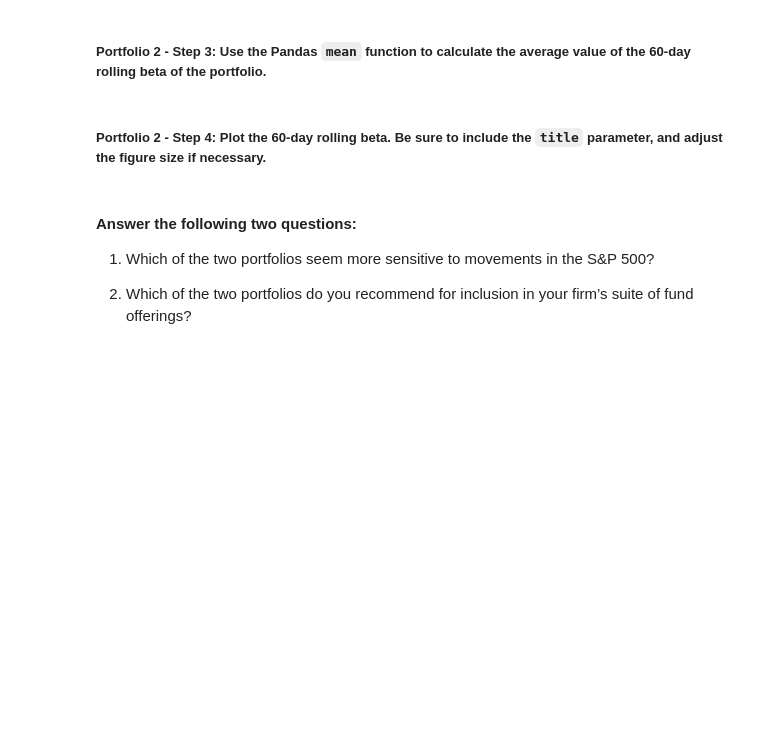
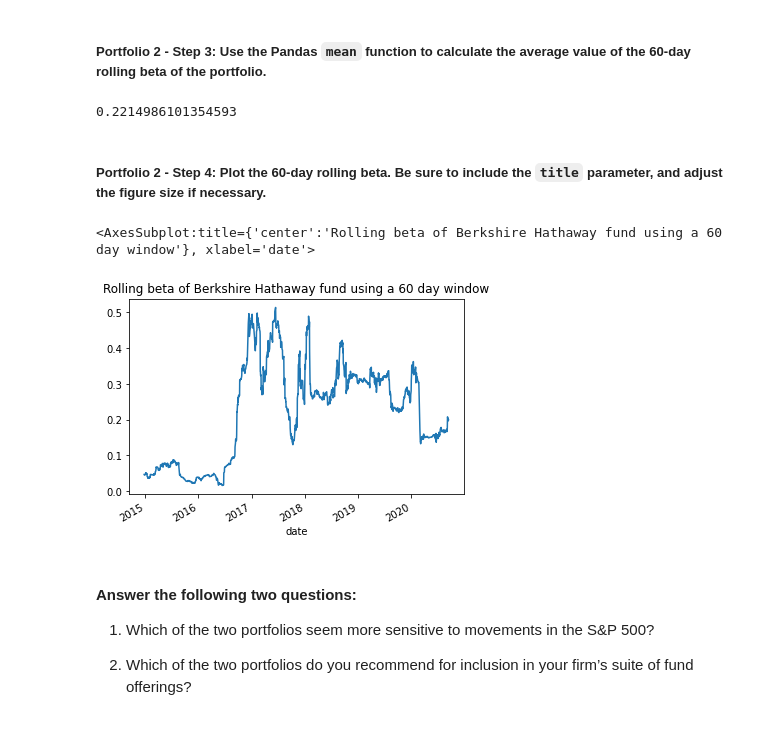
Before and after one commit to sjufan84/investment_strategy_evals-school-project-, a Jupyter notebook: risk_return_analysis.ipynb, the cells around one changed output. Drawn from its saved outputs; the diff is of its cells as text; code cells hidden in the pictures; blank space fills up the shorter version.

```diff
--- a/risk_return_analysis.ipynb
+++ b/risk_return_analysis.ipynb
@@ -389,4 +422,5 @@ Your analysis is nearing completion. Now, you need to evaluate how the portfolio
 # %%
 # Calculate the covariance using a 60-day rolling window
 # Review the last five rows of the covariance data
-# YOUR CODE HERE
+berkshire_covariance = daily_returns['BERKSHIRE HATHAWAY INC'].rolling(window = 60).cov(daily_returns['S&P 500'].rolling(window = 60))
+display(berkshire_covariance.tail())
@@ -395,4 +437,5 @@ Your analysis is nearing completion. Now, you need to evaluate how the portfolio
 # %%
 # Calculate the beta based on the 60-day rolling covariance compared to the market (S&P 500)
 # Review the last five rows of the beta information
-# YOUR CODE HERE
+berkshire_beta = berkshire_covariance / sp500_rolling_var
+display(berkshire_beta.tail())
@@ -400,13 +451,19 @@ Your analysis is nearing completion. Now, you need to evaluate how the portfolio
 ##### Portfolio 2 - Step 3: Use the Pandas `mean` function to calculate the average value of the 60-day rolling beta of the portfolio.
 # %%
 # Calculate the average of the 60-day rolling beta
-# YOUR CODE HERE
+berkshire_beta_mean = berkshire_beta.mean()
+print(berkshire_beta_mean)
+# %% [output]
+0.2214986101354593
 # %% [markdown]
 ##### Portfolio 2 - Step 4: Plot the 60-day rolling beta. Be sure to include the `title` parameter, and adjust the figure size if necessary.
 # %%
 # Plot the rolling beta
 # Include a title parameter and adjust the figure size
-# YOUR CODE HERE
+berkshire_beta.plot(title = 'Rolling beta of Berkshire Hathaway fund using a 60 day window')
+# %% [output]
+<AxesSubplot:title={'center':'Rolling beta of Berkshire Hathaway fund using a 60 day window'}, xlabel='date'>
+[figure, added]
 # %% [markdown]
 #### Answer the following two questions:
 
```
Also changed, not shown: parts of 10 cells of this notebook.
